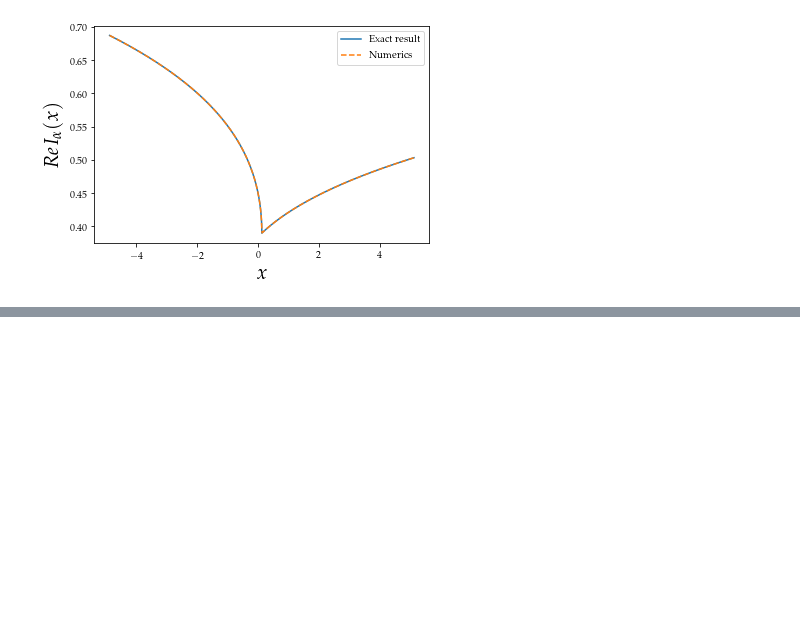
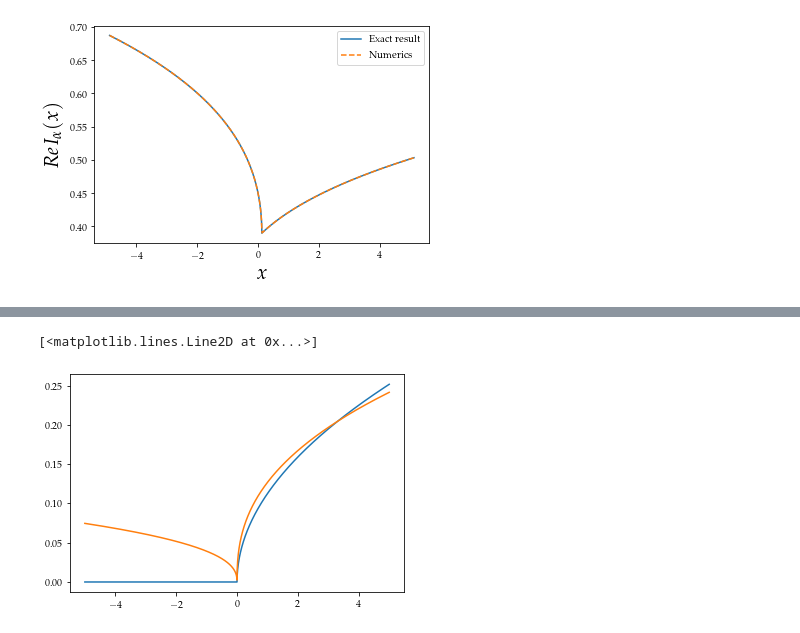
Before and after one commit to ldebbeler/AnomalousCurvature, a Jupyter notebook: data/bubbleScale.ipynb, the cells around one changed output, grey strips where cells are left out. Drawn from its saved outputs; the diff is of its cells as text; code cells hidden in the pictures; blank space fills up the shorter version.

```diff
--- a/data/bubbleScale.ipynb
+++ b/data/bubbleScale.ipynb
@@ -159 +180,17 @@ plt.savefig('Graphics/fig1alt.pdf',bbox_inches="tight")
 [figure]
+# %%
+mt = [4.00,3.5,3.0,2.5,2.0]
+# %%
+def f(qr,alf):
+    if(qr<0):
+        return abs(qr)**(1.0/alf)/(2*math.pi*(2)**(1.0/alf))*1/math.tan(math.pi/alf)
+    else:
+        return abs(qr)**(1.0/alf)/(2*math.pi*(2)**(1.0/alf))*1/math.sin(math.pi/alf)
+f2 = np.vectorize(f)
+qr = np.linspace(-5, 5, 5000)
+
+plt.plot(qr, f2(qr,mt[i]))
+plt.plot(qr, f2(qr,2.5))
+# %% [output]
+[<matplotlib.lines.Line2D at 0x...>]
+[figure, added]
```
Also changed, not shown: parts of 5 cells of this notebook, 17 other files.
